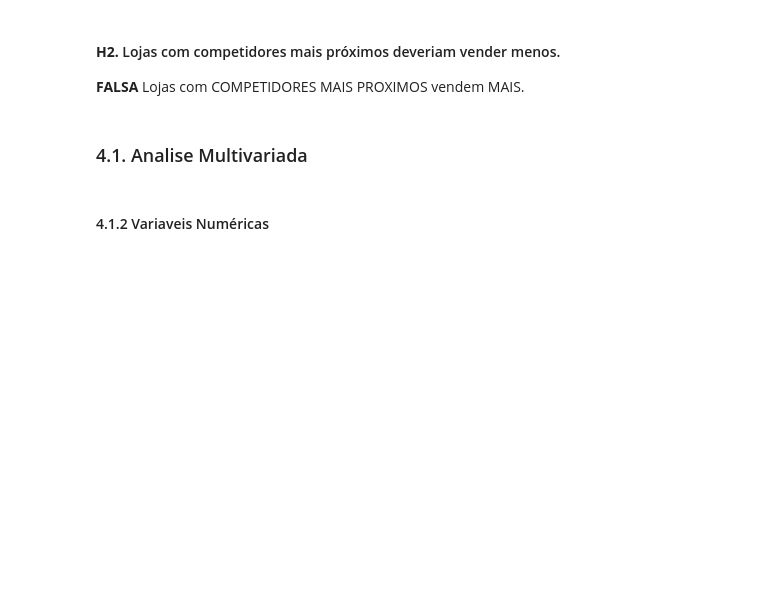
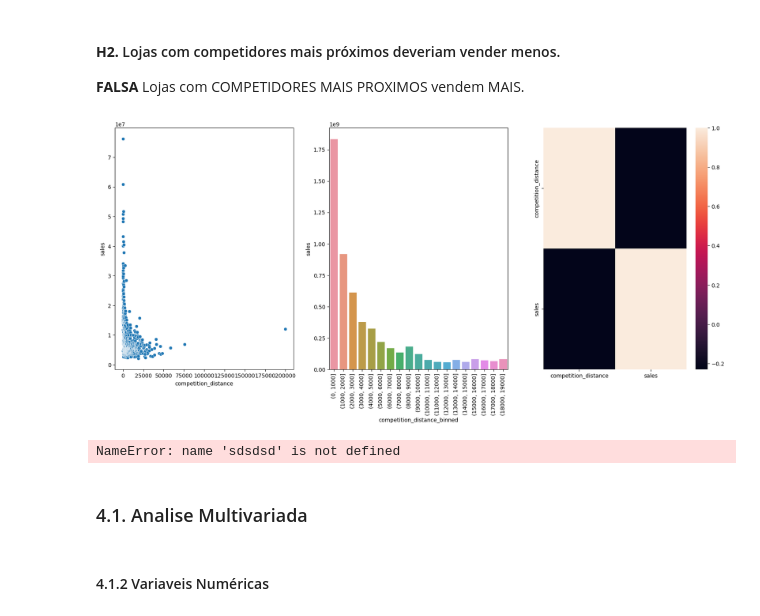
Before and after one commit to OliveiraMatheuss/Rossmann-Sales, a Jupyter notebook: p4_EDA.ipynb, the cells around one changed output. Cells and saved outputs as stored; diff of their text form; code cells hidden in the pictures; blank space fills up the shorter version.

```diff
--- a/P4_EDA.ipynb
+++ b/p4_EDA.ipynb
@@ -79,6 +108,33 @@ plt.show()
 # %% [markdown]
 #### **H2.** Lojas com competidores mais próximos deveriam vender menos.
 **FALSA** Lojas com COMPETIDORES MAIS PROXIMOS vendem MAIS.
+# %%
+aux1 = df4[['competition_distance', 'sales']].groupby( 'competition_distance' ).sum().reset_index()
+
+plt.figure(figsize= (20,8))
+# Converter colunas com Interval para strings
+aux1['competition_distance'] = aux1['competition_distance'].astype(float)
+aux1['sales'] = aux1['sales'].astype(float)
+
+# Plotar o heatmap
+plt.subplot( 1, 3, 1 )
+sns.scatterplot( x ='competition_distance', y='sales', data=aux1 )
+
+plt.subplot( 1, 3, 2 )
+bins = list( np.arange( 0, 20000, 1000) )
+aux1['competition_distance_binned'] = pd.cut( aux1['competition_distance'], bins=bins )
+aux2 = aux1[['competition_distance_binned', 'sales']].groupby( 'competition_distance_binned' ).sum().reset_index()
+sns.barplot( x='competition_distance_binned', y='sales', data=aux2 )
+plt.xticks( rotation=90 )
+
+plt.subplot( 1, 3, 3 )
+x = sns.heatmap( aux1[['competition_distance', 'sales']].corr( method='pearson' ) )
+# %% [output]
+[figure, added]
+# %%
+sdsdsd
+# %% [output]
+NameError: name 'sdsdsd' is not defined
 # %% [markdown]
 ### 4.1. Analise Multivariada
 # %% [markdown]
```
Also changed, not shown: parts of 2 cells of this notebook.
